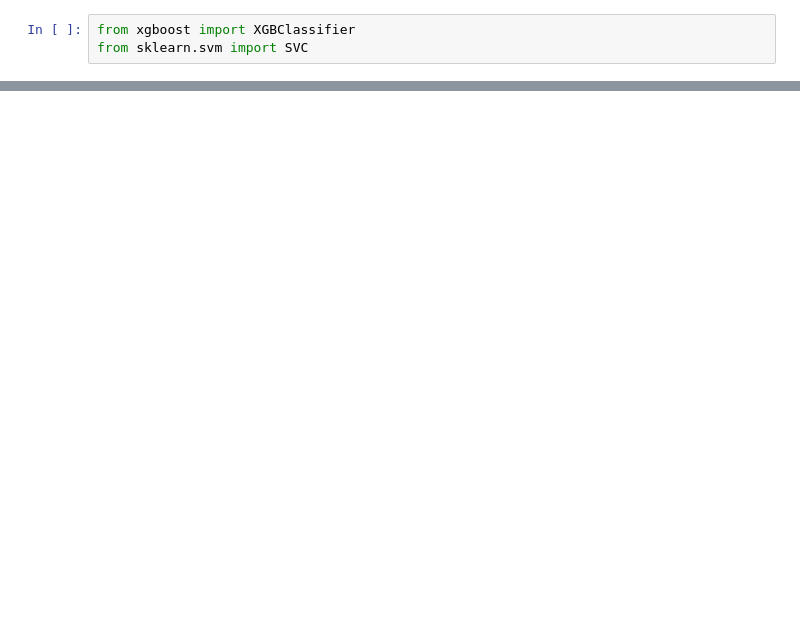
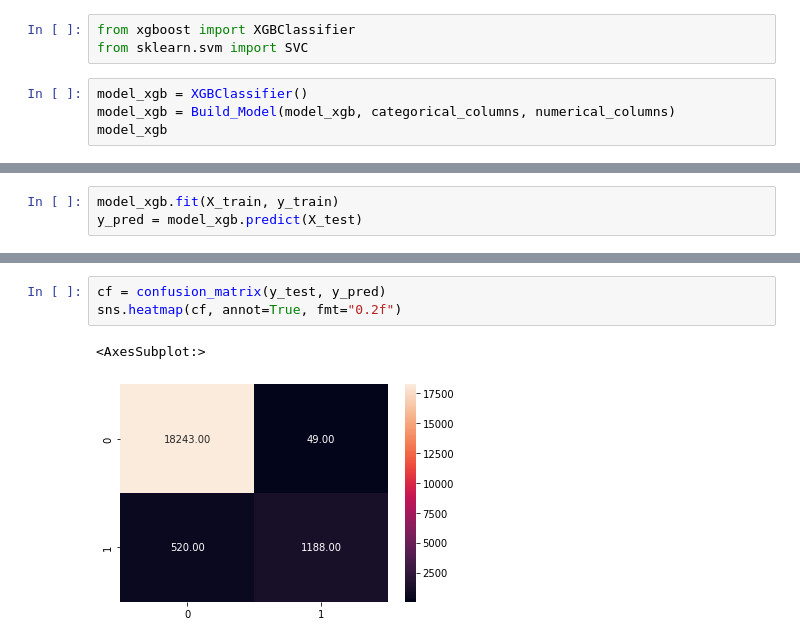
Before and after one commit to claralimasilva/Diabetes-Prediction-System, a Jupyter notebook: notebooks/01-exploratory_data_analysis.ipynb, the cells around one changed output, grey strips where cells are left out. Drawn from its saved outputs; the diff is of its cells as text; blank space fills up the shorter version.

Commit message:
treinamento de modelos ml

```diff
--- a/notebooks/01-exploratory_data_analysis.ipynb
+++ b/notebooks/01-exploratory_data_analysis.ipynb
@@ -411,3 +428,7 @@ print(acc, prec, rec, mac)
 # %%
 from xgboost import XGBClassifier
 from sklearn.svm import SVC
+# %%
+model_xgb = XGBClassifier()
+model_xgb = Build_Model(model_xgb, categorical_columns, numerical_columns)
+model_xgb
@@ -413,0 +453,3 @@ from sklearn.svm import SVC
+# %%
+model_xgb.fit(X_train, y_train)
+y_pred = model_xgb.predict(X_test)
@@ -413,0 +470,6 @@ from sklearn.svm import SVC
+# %%
+cf = confusion_matrix(y_test, y_pred)
+sns.heatmap(cf, annot=True, fmt="0.2f")
+# %% [output]
+<AxesSubplot:>
+[figure, added]
```
Also changed, not shown: parts of 17 cells of this notebook.
